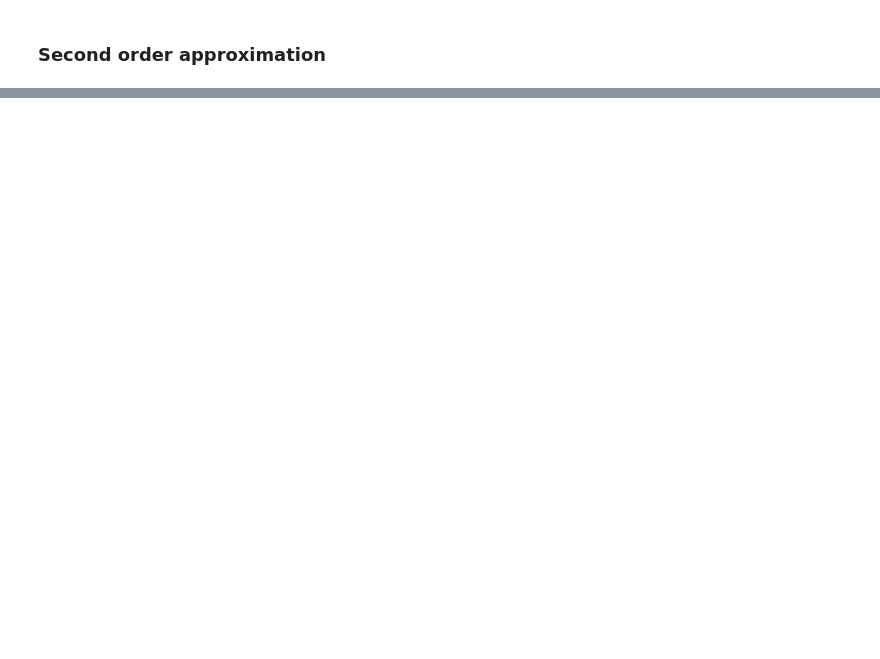
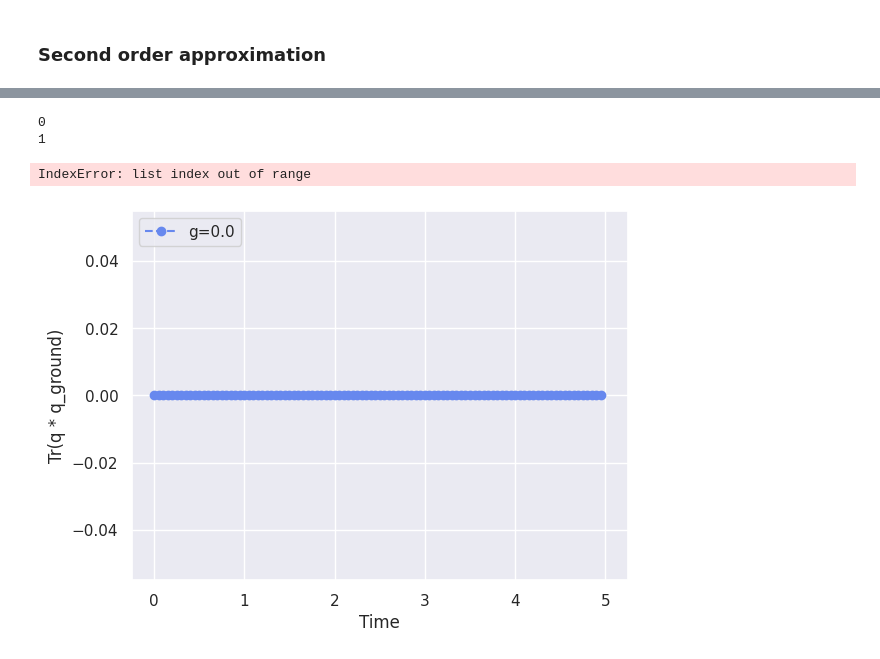
Before and after one commit to rbudai98/QSimulations, a Jupyter notebook: TFIM_time_indep_multi_qubit_.ipynb, the cells around one changed output, grey strips where cells are left out. Drawn from its saved outputs; the diff is of its cells as text; code cells hidden in the pictures; blank space fills up the shorter version.

```diff
--- a/TFIM_time_indep_multi_qubit_.ipynb
+++ b/TFIM_time_indep_multi_qubit_.ipynb
@@ -223,2 +236,4 @@ plt.legend(loc="upper left")
+# %%
+exact_traces.append(exact_trace)
 # %%
 
@@ -382,0 +399,48 @@ plt.legend(loc="upper left")
+# %%
+plt.figure()
+
+for i in range(len(g_values)):
+    print(i)
+    plt.xlabel("Time")
+    plt.ylabel("Tr(q * q_ground)")
+
+    # plt.plot(time_vec, exact_trace, label="Exact simulation")
+    plt.plot(
+        time_vec,
+        exact_traces[i],
+        label="g="+str(g_values[i]),
+        # color="green",
+        marker="o",
+        linestyle="dashed",
+        markevery=plot_density,
+    )
+    plt.legend(loc="upper left")
+    plt.savefig("tfim_time_indep/exact_simulation.png")
+
+    # plt.plot(
+    #     time_vec,
+    #     first_order_traces[i],
+    #     label="g="+str(g_values[i]),
+    #     # color="red",
+    #     marker="o",
+    #     linestyle="dashed",
+    #     markevery=plot_density,
+    # )
+    # plt.legend(loc="upper left")
+    # plt.savefig("tfim_time_indep/first_order.png")
+
+    # plt.plot(
+    #     time_vec,
+    #     second_order_traces[i],
+    #     label="g="+str(g_values[i]),
+    #     marker="o",
+    #     linestyle="dashed",
+    #     markevery=plot_density,
+    # )
+    # plt.legend(loc="upper left")
+    # plt.savefig("tfim_time_indep/second_order.png")
+# %% [output]
+0
+1
+IndexError: list index out of range
+[figure, added]
```
Also changed, not shown: parts of 11 cells of this notebook, 30 other files.
